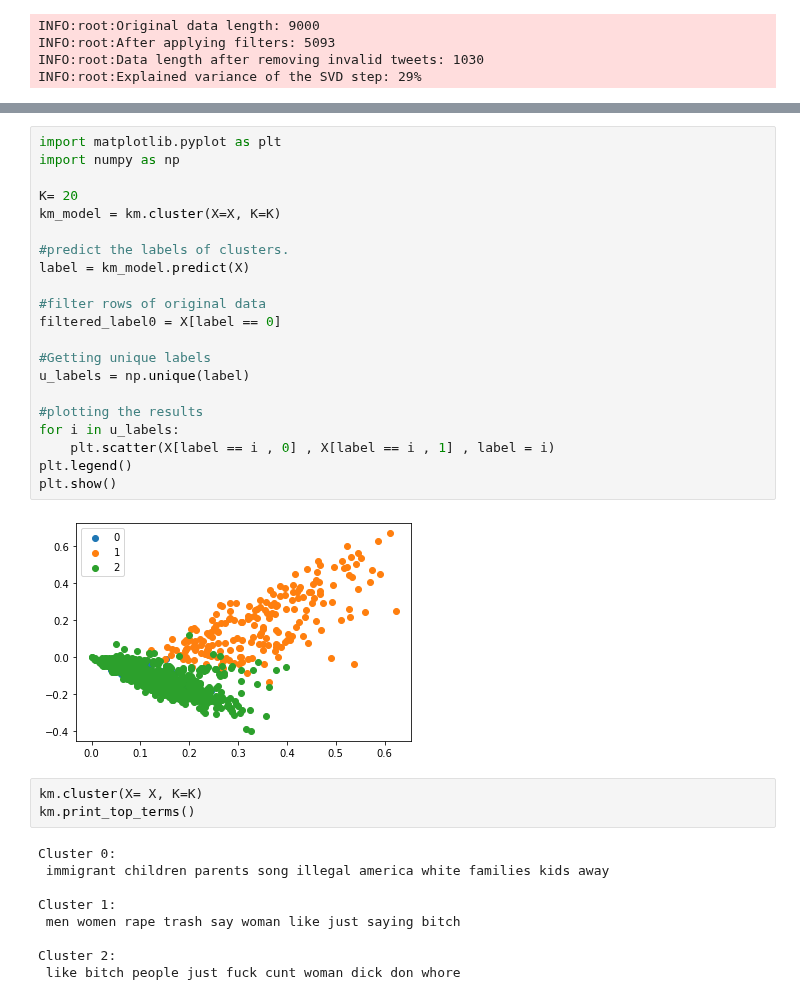
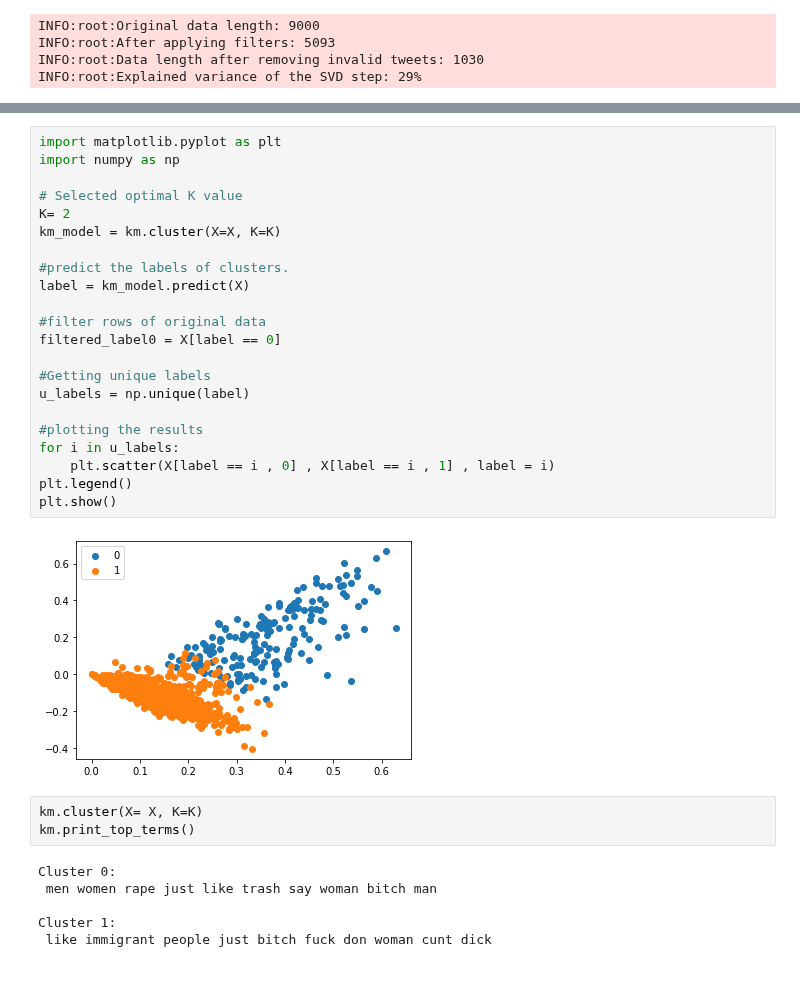
Before and after one commit to delftcrowd/smart_rejector_for_hate_speech, a Jupyter notebook: code/costs/clustering.ipynb, the cells around one changed output, grey strips where cells are left out. Saved outputs shown, nothing was run; the diff lists cells and outputs as text.

```diff
--- a/code/costs/clustering.ipynb
+++ b/code/costs/clustering.ipynb
@@ -27,38 +37,36 @@ km.plot_silhouette_analysis(max_k=50, X=X)
 # %%
 import matplotlib.pyplot as plt
 import numpy as np
 
-K= 20
+# Selected optimal K value
+K= 2
 km_model = km.cluster(X=X, K=K)
 
 #predict the labels of clusters.
 label = km_model.predict(X)
 
 #filter rows of original data
 filtered_label0 = X[label == 0]
 
 #Getting unique labels
 u_labels = np.unique(label)
 
 #plotting the results
 for i in u_labels:
     plt.scatter(X[label == i , 0] , X[label == i , 1] , label = i)
 plt.legend()
 plt.show()
 # %% [output]
-[figure, old version]
+[figure, new version]
 # %%
 km.cluster(X= X, K=K)
 km.print_top_terms()
 # %% [output]
 Cluster 0:
- immigrant children parents song illegal america white families kids away
+ men women rape just like trash say woman bitch man
 
 Cluster 1:
- men women rape trash say woman like just saying bitch
-
-Cluster 2:
- like bitch people just fuck cunt woman dick don whore
+ like immigrant people just bitch fuck don woman cunt dick
 # %%
 km.cluster(X= X, K=K)
 km.print_most_representative_samples(X=X, num_samples=5)
```
Also changed, not shown: parts of 5 cells of this notebook, 1 other file.
